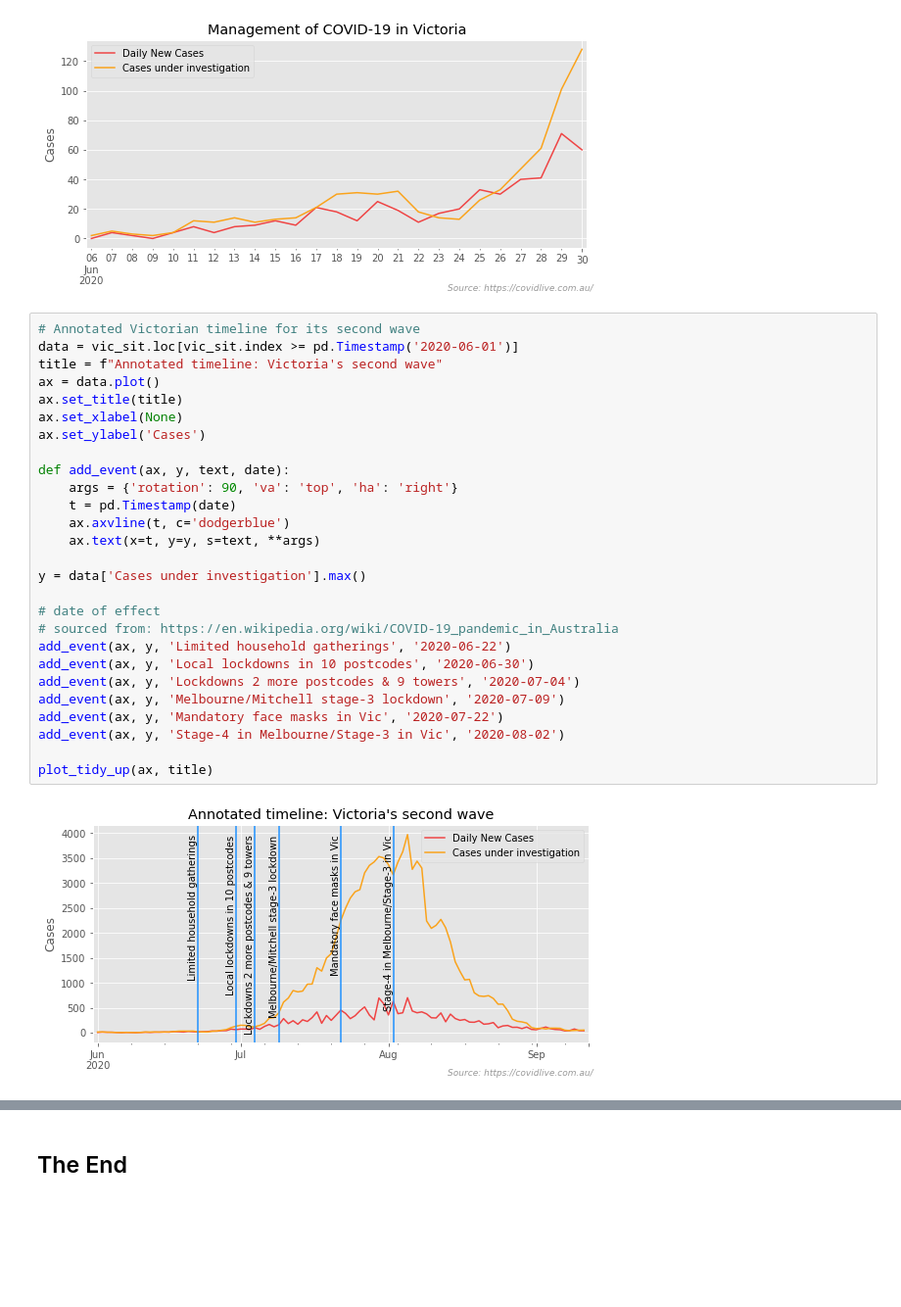
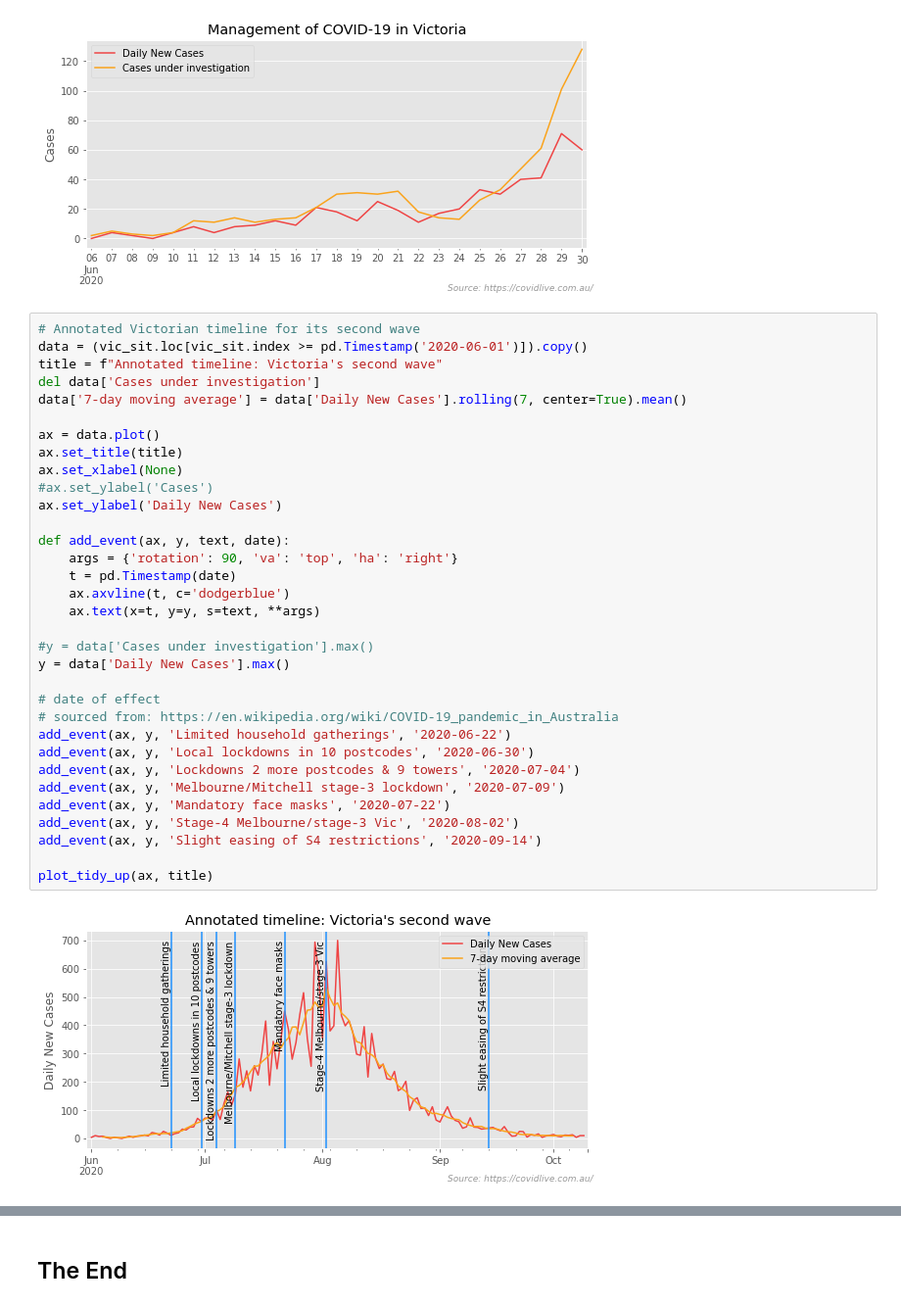
Before and after one commit to bpalmer4/Covid-19, a Jupyter notebook: notebooks/Covid-Australia-2.ipynb, the cells around one changed output, grey strips where cells are left out. Shown at 98% size. Saved outputs shown, nothing was run; the diff lists cells and outputs as text; blank space fills up the shorter version.

```diff
--- a/notebooks/Covid-Australia-2.ipynb
+++ b/notebooks/Covid-Australia-2.ipynb
@@ -419,33 +420,39 @@ for data, state in zip([nsw_sit, vic_sit], ['NSW', 'Victoria']):
 [figure]
 # %%
 # Annotated Victorian timeline for its second wave
-data = vic_sit.loc[vic_sit.index >= pd.Timestamp('2020-06-01')]
+data = (vic_sit.loc[vic_sit.index >= pd.Timestamp('2020-06-01')]).copy()
 title = f"Annotated timeline: Victoria's second wave"
+del data['Cases under investigation']
+data['7-day moving average'] = data['Daily New Cases'].rolling(7, center=True).mean()
+
 ax = data.plot()
 ax.set_title(title)
 ax.set_xlabel(None)
-ax.set_ylabel('Cases')
+#ax.set_ylabel('Cases')
+ax.set_ylabel('Daily New Cases')
 
 def add_event(ax, y, text, date):
     args = {'rotation': 90, 'va': 'top', 'ha': 'right'}
     t = pd.Timestamp(date)
     ax.axvline(t, c='dodgerblue')
     ax.text(x=t, y=y, s=text, **args)
 
-y = data['Cases under investigation'].max()
+#y = data['Cases under investigation'].max()
+y = data['Daily New Cases'].max()
 
 # date of effect
 # sourced from: https://en.wikipedia.org/wiki/COVID-19_pandemic_in_Australia
 add_event(ax, y, 'Limited household gatherings', '2020-06-22')
 add_event(ax, y, 'Local lockdowns in 10 postcodes', '2020-06-30')
 add_event(ax, y, 'Lockdowns 2 more postcodes & 9 towers', '2020-07-04')
 add_event(ax, y, 'Melbourne/Mitchell stage-3 lockdown', '2020-07-09')
-add_event(ax, y, 'Mandatory face masks in Vic', '2020-07-22')
-add_event(ax, y, 'Stage-4 in Melbourne/Stage-3 in Vic', '2020-08-02')
+add_event(ax, y, 'Mandatory face masks', '2020-07-22')
+add_event(ax, y, 'Stage-4 Melbourne/stage-3 Vic', '2020-08-02')
+add_event(ax, y, 'Slight easing of S4 restrictions', '2020-09-14')
 
 plot_tidy_up(ax, title)
 # %% [output]
-[figure, old version]
+[figure, new version]
 # %%
 daily_tests_vic = tests_all['VIC']['NET']
 daily_tests_vic = daily_tests_vic.iloc[daily_tests_vic.index >= pd.Timestamp('2020-06-01')]
```
Also changed, not shown: parts of 14 cells of this notebook, 1 other file.
